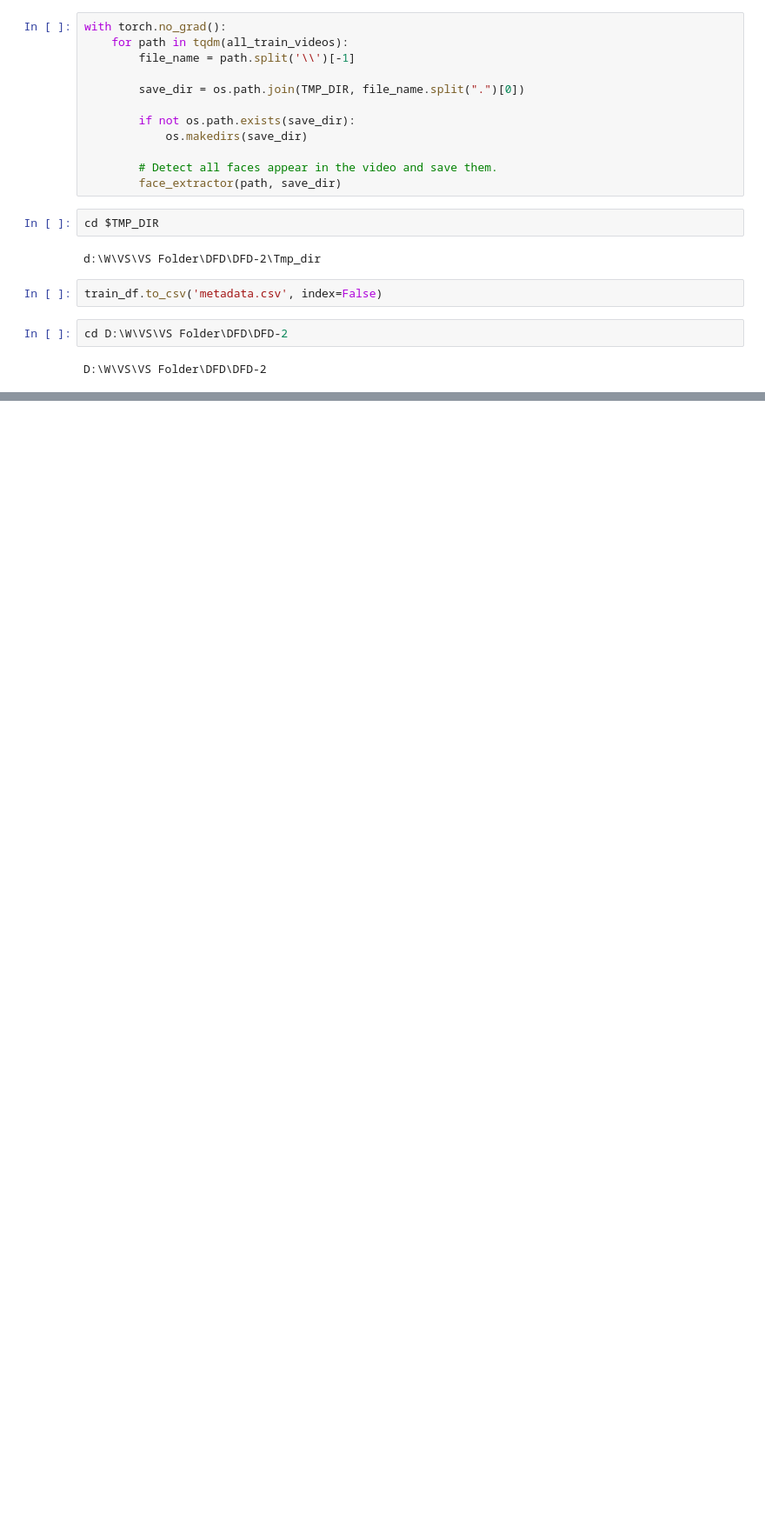
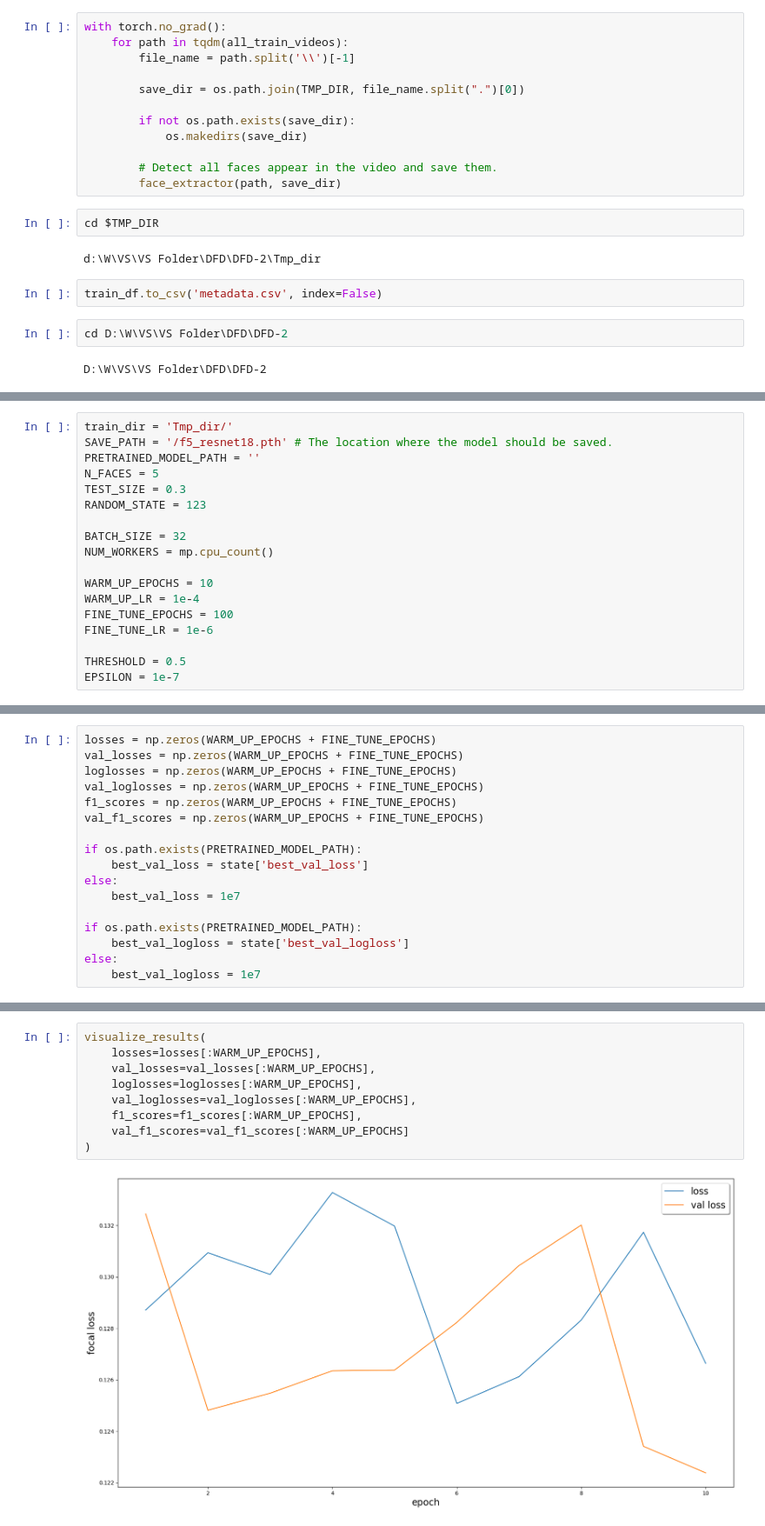
Before and after one commit to rachitss/DFD-2, a Jupyter notebook: DFDnb.ipynb, the cells around one changed output, grey strips where cells are left out. Shown at 87% size. Drawn from its saved outputs; the diff is of its cells as text; blank space fills up the shorter version.

Commit message:
Training done on dataset

```diff
--- a/DFDnb.ipynb
+++ b/DFDnb.ipynb
@@ -158,0 +176,18 @@ D:\W\VS\VS Folder\DFD\DFD-2
+# %%
+train_dir = 'Tmp_dir/'
+SAVE_PATH = '/f5_resnet18.pth' # The location where the model should be saved.
+PRETRAINED_MODEL_PATH = ''
+N_FACES = 5
+TEST_SIZE = 0.3
+RANDOM_STATE = 123
+
+BATCH_SIZE = 32
+NUM_WORKERS = mp.cpu_count()
+
+WARM_UP_EPOCHS = 10
+WARM_UP_LR = 1e-4
+FINE_TUNE_EPOCHS = 100
+FINE_TUNE_LR = 1e-6
+
+THRESHOLD = 0.5
+EPSILON = 1e-7
@@ -158,0 +767,17 @@ D:\W\VS\VS Folder\DFD\DFD-2
+# %%
+losses = np.zeros(WARM_UP_EPOCHS + FINE_TUNE_EPOCHS)
+val_losses = np.zeros(WARM_UP_EPOCHS + FINE_TUNE_EPOCHS)
+loglosses = np.zeros(WARM_UP_EPOCHS + FINE_TUNE_EPOCHS)
+val_loglosses = np.zeros(WARM_UP_EPOCHS + FINE_TUNE_EPOCHS)
+f1_scores = np.zeros(WARM_UP_EPOCHS + FINE_TUNE_EPOCHS)
+val_f1_scores = np.zeros(WARM_UP_EPOCHS + FINE_TUNE_EPOCHS)
+
+if os.path.exists(PRETRAINED_MODEL_PATH):
+    best_val_loss = state['best_val_loss']
+else:
+    best_val_loss = 1e7
+
+if os.path.exists(PRETRAINED_MODEL_PATH):
+    best_val_logloss = state['best_val_logloss']
+else:
+    best_val_logloss = 1e7
@@ -158,0 +820,11 @@ D:\W\VS\VS Folder\DFD\DFD-2
+# %%
+visualize_results(
+    losses=losses[:WARM_UP_EPOCHS],
+    val_losses=val_losses[:WARM_UP_EPOCHS],
+    loglosses=loglosses[:WARM_UP_EPOCHS],
+    val_loglosses=val_loglosses[:WARM_UP_EPOCHS],
+    f1_scores=f1_scores[:WARM_UP_EPOCHS],
+    val_f1_scores=val_f1_scores[:WARM_UP_EPOCHS]
+)
+# %% [output]
+[figure, added]
```
Also changed, not shown: parts of 38 cells of this notebook.
